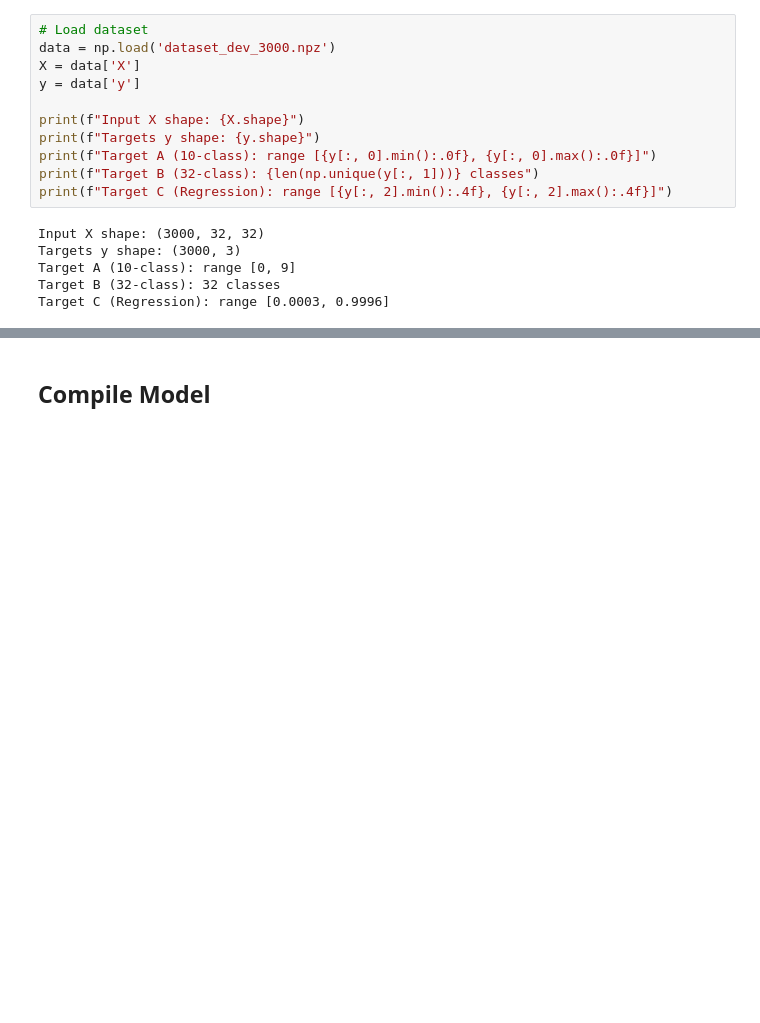
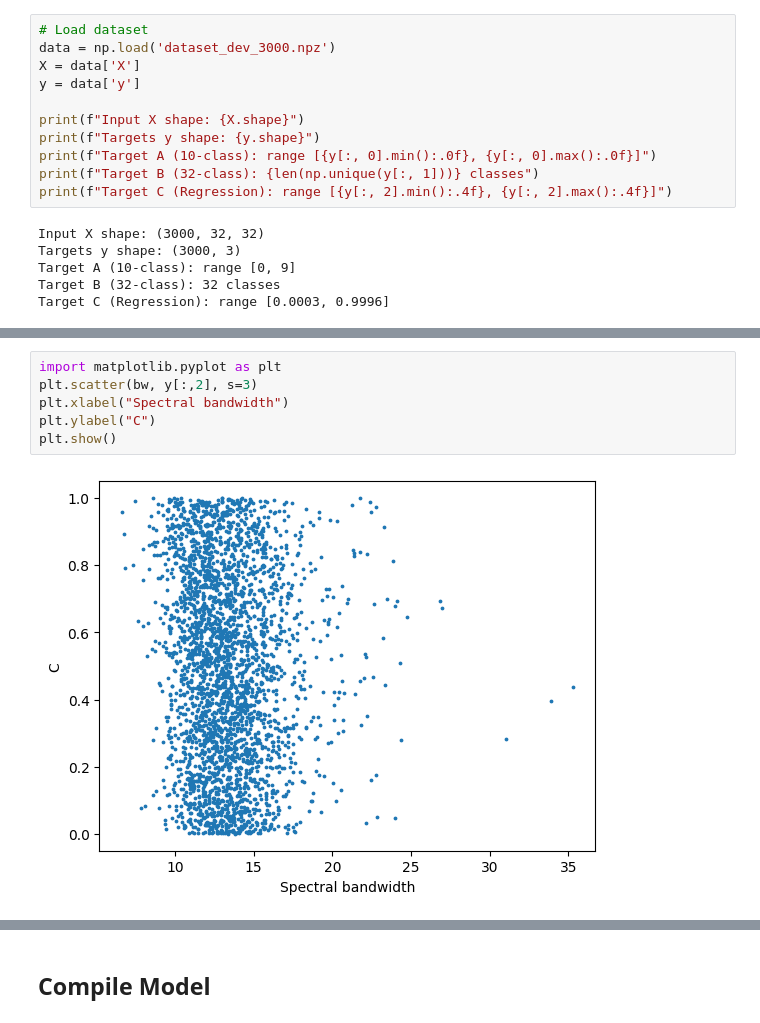
Before and after one commit to mikenk2010/COSC3007_Multi-Task-Learning-MTL, a Jupyter notebook: test.ipynb, the cells around one changed output, grey strips where cells are left out. Saved outputs shown, nothing was run; the diff lists cells and outputs as text; blank space fills up the shorter version.

```diff
--- a/test.ipynb
+++ b/test.ipynb
@@ -85,0 +99,8 @@ Fourier Transform layer defined
+# %%
+import matplotlib.pyplot as plt
+plt.scatter(bw, y[:,2], s=3)
+plt.xlabel("Spectral bandwidth")
+plt.ylabel("C")
+plt.show()
+# %% [output]
+[figure, added]
```
Also changed, not shown: parts of 17 cells of this notebook, 41 other files.
